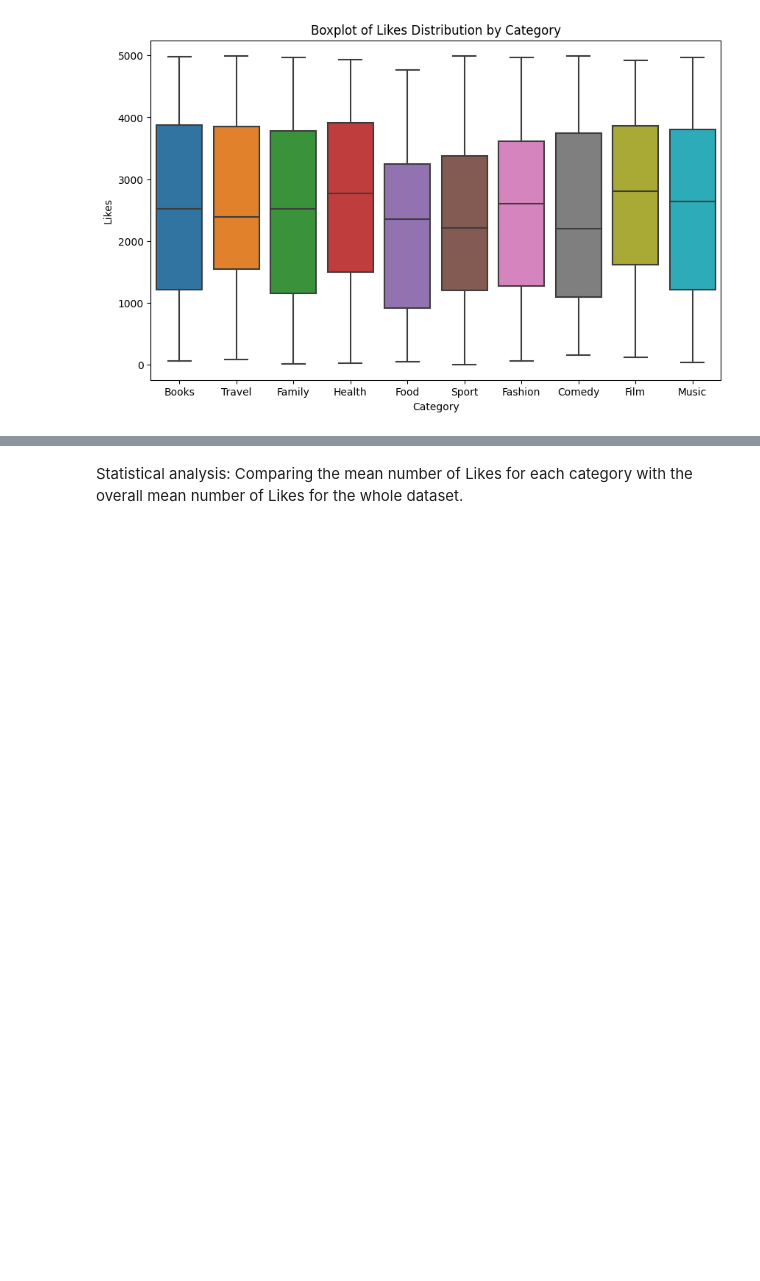
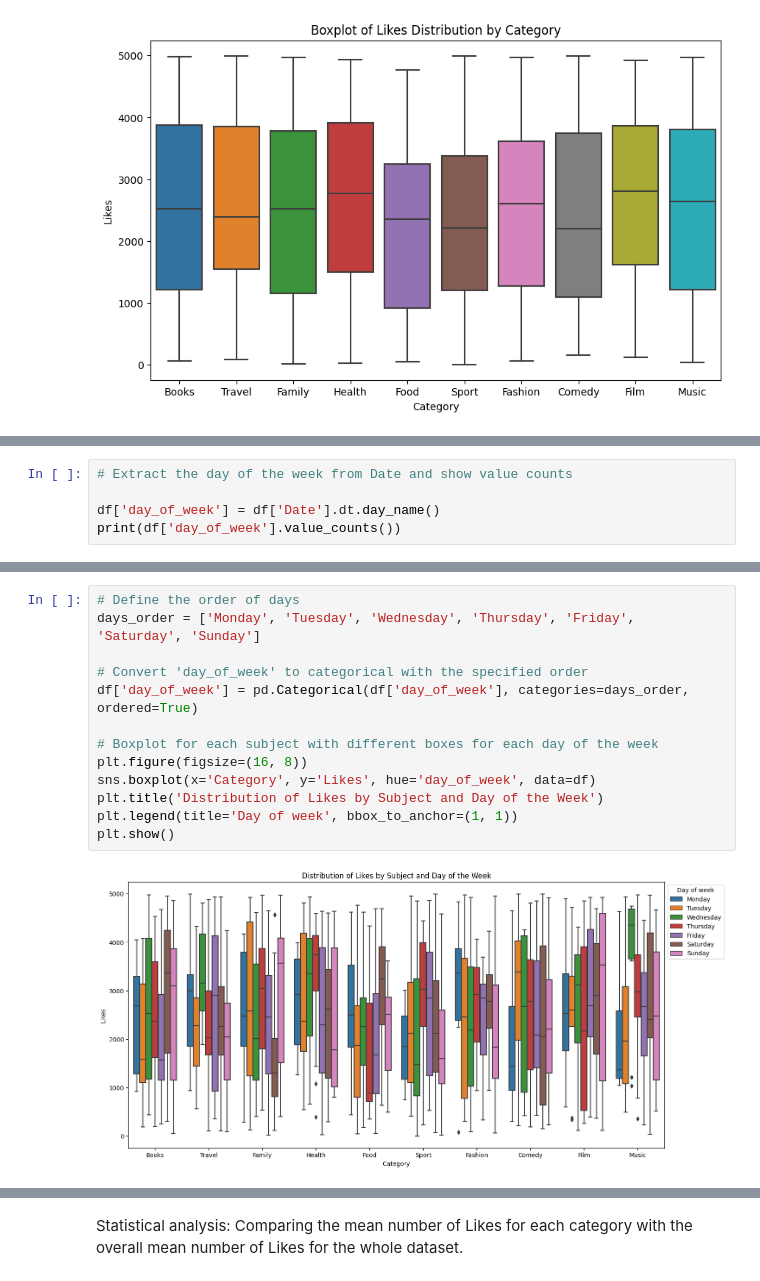
Before and after one commit to hakonem/SoMe-analysis, a Jupyter notebook: clean-and-analyse-some-data.ipynb, the cells around one changed output, grey strips where cells are left out. Drawn from its saved outputs; the diff is of its cells as text; blank space fills up the shorter version.

```diff
--- a/clean-and-analyse-some-data.ipynb
+++ b/clean-and-analyse-some-data.ipynb
@@ -208,0 +250,5 @@ Maybe look at boxplots showing different days of week - do some categories do be
+# %%
+# Extract the day of the week from Date and show value counts
+
+df['day_of_week'] = df['Date'].dt.day_name()
+print(df['day_of_week'].value_counts())
@@ -208,0 +265,15 @@ Maybe look at boxplots showing different days of week - do some categories do be
+# %%
+# Define the order of days
+days_order = ['Monday', 'Tuesday', 'Wednesday', 'Thursday', 'Friday', 'Saturday', 'Sunday']
+
+# Convert 'day_of_week' to categorical with the specified order
+df['day_of_week'] = pd.Categorical(df['day_of_week'], categories=days_order, ordered=True)
+
+# Boxplot for each subject with different boxes for each day of the week
+plt.figure(figsize=(16, 8))
+sns.boxplot(x='Category', y='Likes', hue='day_of_week', data=df)
+plt.title('Distribution of Likes by Subject and Day of the Week')
+plt.legend(title='Day of week', bbox_to_anchor=(1, 1))
+plt.show()
+# %% [output]
+[figure, added]
```
Also changed, not shown: parts of 19 cells of this notebook.
